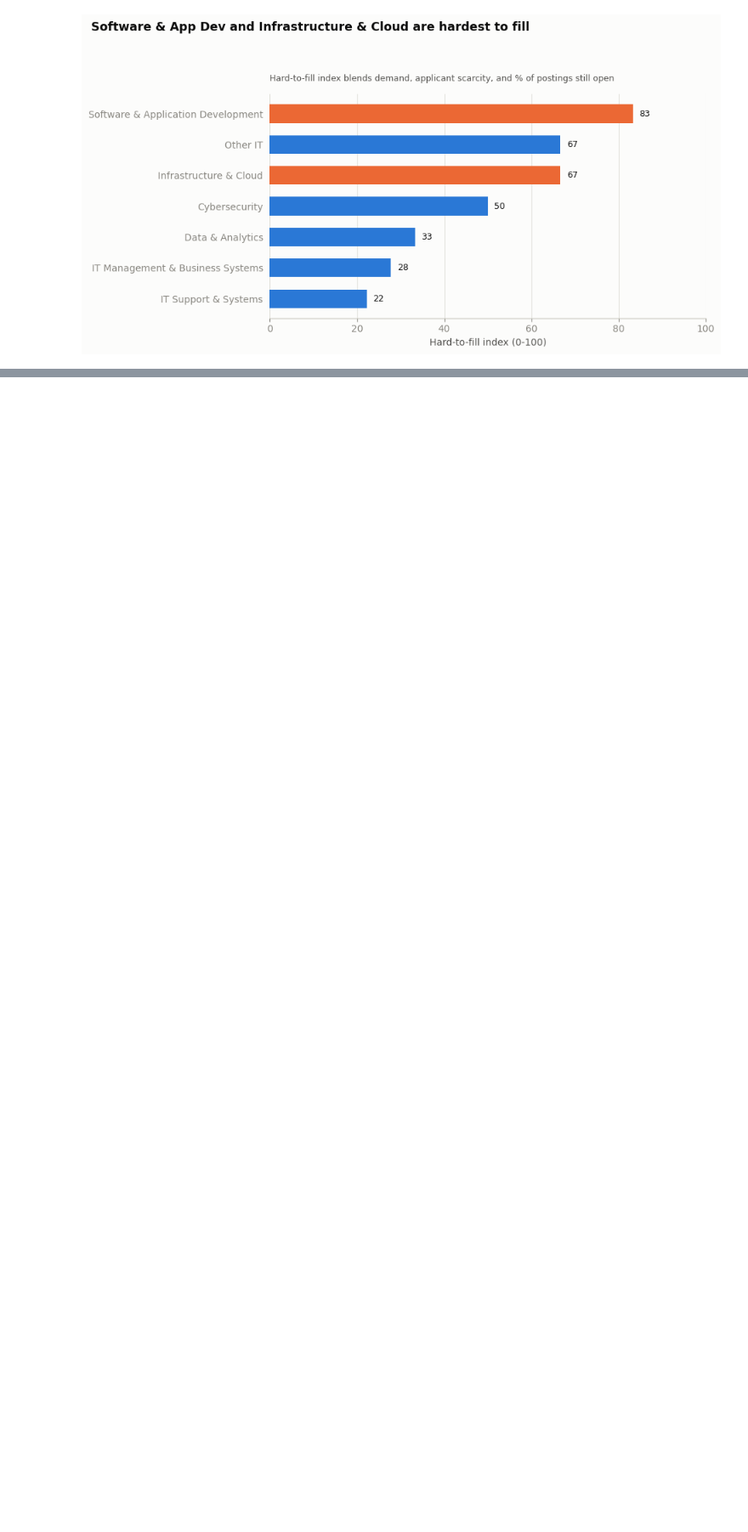
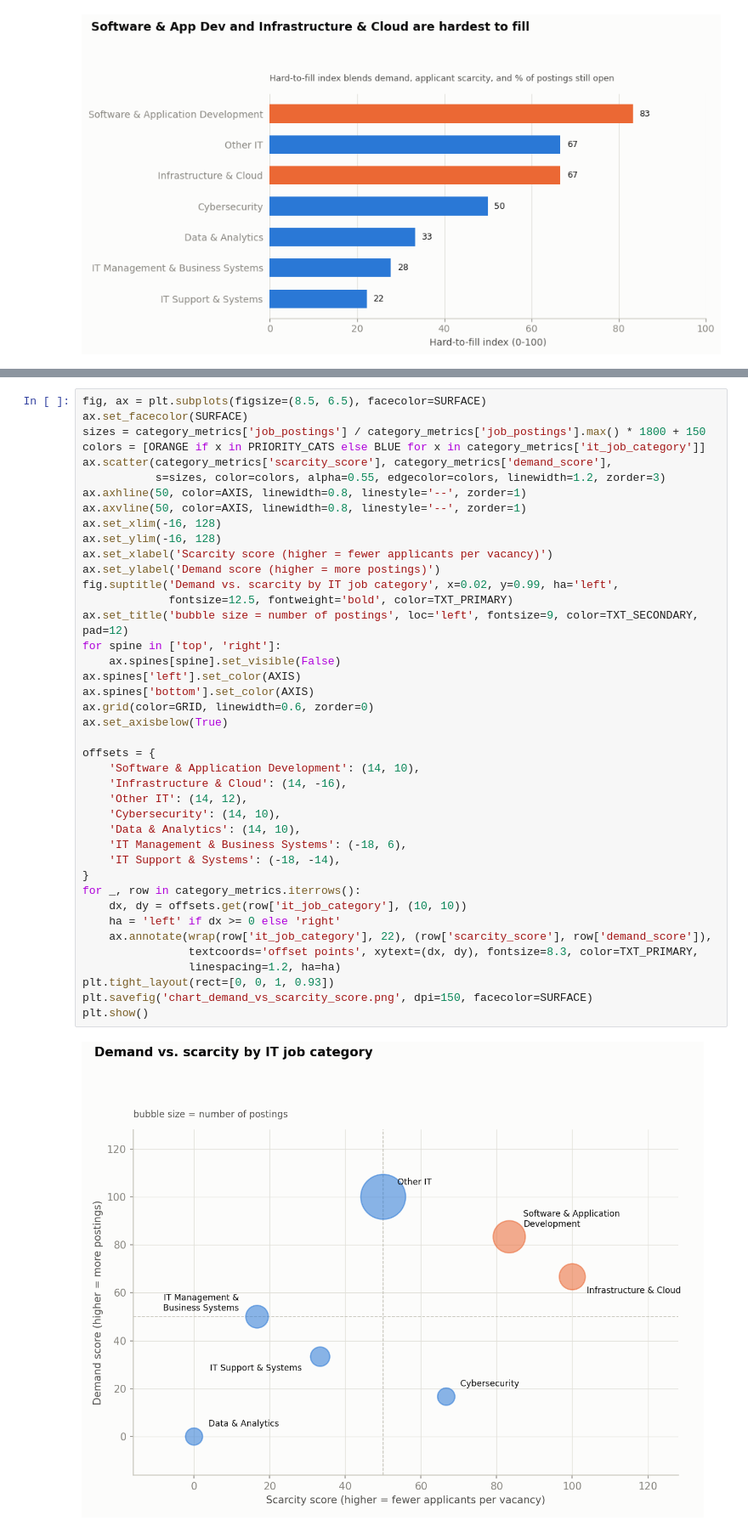
Before and after one commit to 85913286lcr/group5-project1-assignment, a Jupyter notebook: Notebook4.ipynb, the cells around one changed output, grey strips where cells are left out. Shown at 85% size. Cells and saved outputs as stored; diff of their text form; blank space fills up the shorter version.

Commit message:
new chart created

```diff
--- a/Notebook4.ipynb
+++ b/Notebook4.ipynb
@@ -215,3 +259,46 @@ plt.show()
+# %%
+fig, ax = plt.subplots(figsize=(8.5, 6.5), facecolor=SURFACE)
+ax.set_facecolor(SURFACE)
+sizes = category_metrics['job_postings'] / category_metrics['job_postings'].max() * 1800 + 150
+colors = [ORANGE if x in PRIORITY_CATS else BLUE for x in category_metrics['it_job_category']]
+ax.scatter(category_metrics['scarcity_score'], category_metrics['demand_score'],
+           s=sizes, color=colors, alpha=0.55, edgecolor=colors, linewidth=1.2, zorder=3)
+ax.axhline(50, color=AXIS, linewidth=0.8, linestyle='--', zorder=1)
+ax.axvline(50, color=AXIS, linewidth=0.8, linestyle='--', zorder=1)
+ax.set_xlim(-16, 128)
+ax.set_ylim(-16, 128)
+ax.set_xlabel('Scarcity score (higher = fewer applicants per vacancy)')
+ax.set_ylabel('Demand score (higher = more postings)')
+fig.suptitle('Demand vs. scarcity by IT job category', x=0.02, y=0.99, ha='left',
+             fontsize=12.5, fontweight='bold', color=TXT_PRIMARY)
+ax.set_title('bubble size = number of postings', loc='left', fontsize=9, color=TXT_SECONDARY, pad=12)
+for spine in ['top', 'right']:
+    ax.spines[spine].set_visible(False)
+ax.spines['left'].set_color(AXIS)
+ax.spines['bottom'].set_color(AXIS)
+ax.grid(color=GRID, linewidth=0.6, zorder=0)
+ax.set_axisbelow(True)
+
+offsets = {
+    'Software & Application Development': (14, 10),
+    'Infrastructure & Cloud': (14, -16),
+    'Other IT': (14, 12),
+    'Cybersecurity': (14, 10),
+    'Data & Analytics': (14, 10),
+    'IT Management & Business Systems': (-18, 6),
+    'IT Support & Systems': (-18, -14),
+}
+for _, row in category_metrics.iterrows():
+    dx, dy = offsets.get(row['it_job_category'], (10, 10))
+    ha = 'left' if dx >= 0 else 'right'
+    ax.annotate(wrap(row['it_job_category'], 22), (row['scarcity_score'], row['demand_score']),
+                textcoords='offset points', xytext=(dx, dy), fontsize=8.3, color=TXT_PRIMARY,
+                linespacing=1.2, ha=ha)
+plt.tight_layout(rect=[0, 0, 1, 0.93])
+plt.savefig('chart_demand_vs_scarcity_score.png', dpi=150, facecolor=SURFACE)
+plt.show()
+# %% [output]
+[figure, added]
 # %% [markdown]
 Based on the above findings, here are the HR recommendations mapped to each category's specific problem:
 
```
Also changed, not shown: parts of 4 cells of this notebook, 1 other file.
